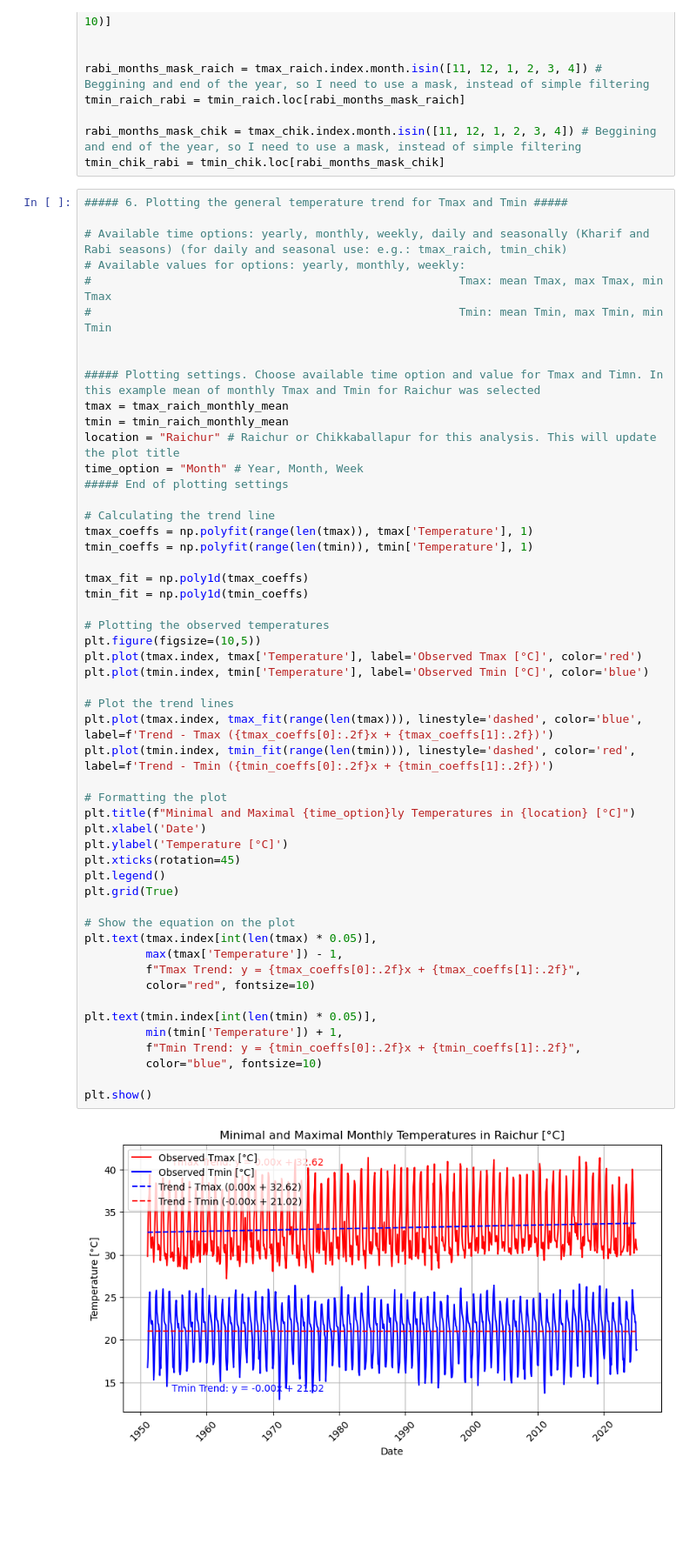
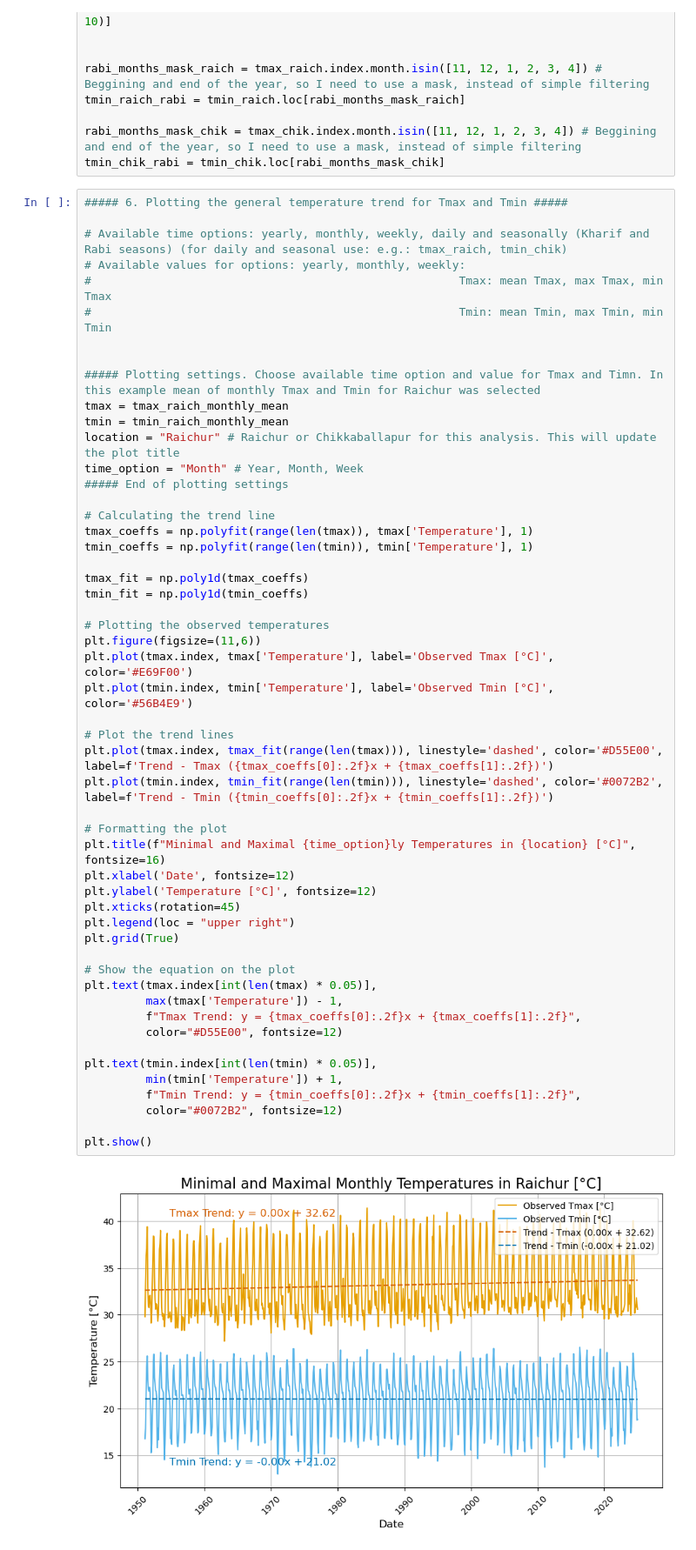
Before and after one commit to olgakarwowska/Karnataka_climate_data_analysis, a Jupyter notebook: Temperature_analysis_full.ipynb, the cells around one changed output. Shown at 87% size. Drawn from its saved outputs; the diff is of its cells as text; blank space fills up the shorter version.

Commit message:
Finished updating the full temperature analysis script. Deleted the old files.

```diff
--- a/Temperature_analysis_full.ipynb
+++ b/Temperature_analysis_full.ipynb
@@ -305,45 +255,45 @@ tmin = tmin_raich_monthly_mean
 location = "Raichur" # Raichur or Chikkaballapur for this analysis. This will update the plot title
 time_option = "Month" # Year, Month, Week
 ##### End of plotting settings
 
 # Calculating the trend line
 tmax_coeffs = np.polyfit(range(len(tmax)), tmax['Temperature'], 1)
 tmin_coeffs = np.polyfit(range(len(tmin)), tmin['Temperature'], 1)
 
 tmax_fit = np.poly1d(tmax_coeffs)
 tmin_fit = np.poly1d(tmin_coeffs)
 
 # Plotting the observed temperatures
-plt.figure(figsize=(10,5))
-plt.plot(tmax.index, tmax['Temperature'], label='Observed Tmax [°C]', color='red')
-plt.plot(tmin.index, tmin['Temperature'], label='Observed Tmin [°C]', color='blue')
+plt.figure(figsize=(11,6))
+plt.plot(tmax.index, tmax['Temperature'], label='Observed Tmax [°C]', color='#E69F00')
+plt.plot(tmin.index, tmin['Temperature'], label='Observed Tmin [°C]', color='#56B4E9')
 
 # Plot the trend lines
-plt.plot(tmax.index, tmax_fit(range(len(tmax))), linestyle='dashed', color='blue', label=f'Trend - Tmax ({tmax_coeffs[0]:.2f}x + {tmax_coeffs[1]:.2f})')
-plt.plot(tmin.index, tmin_fit(range(len(tmin))), linestyle='dashed', color='red', label=f'Trend - Tmin ({tmin_coeffs[0]:.2f}x + {tmin_coeffs[1]:.2f})')
+plt.plot(tmax.index, tmax_fit(range(len(tmax))), linestyle='dashed', color='#D55E00', label=f'Trend - Tmax ({tmax_coeffs[0]:.2f}x + {tmax_coeffs[1]:.2f})')
+plt.plot(tmin.index, tmin_fit(range(len(tmin))), linestyle='dashed', color='#0072B2', label=f'Trend - Tmin ({tmin_coeffs[0]:.2f}x + {tmin_coeffs[1]:.2f})')
 
 # Formatting the plot
-plt.title(f"Minimal and Maximal {time_option}ly Temperatures in {location} [°C]")
-plt.xlabel('Date')
-plt.ylabel('Temperature [°C]')
+plt.title(f"Minimal and Maximal {time_option}ly Temperatures in {location} [°C]", fontsize=16)
+plt.xlabel('Date', fontsize=12)
+plt.ylabel('Temperature [°C]', fontsize=12)
 plt.xticks(rotation=45)
-plt.legend()
+plt.legend(loc = "upper right")
 plt.grid(True)
 
 # Show the equation on the plot
 plt.text(tmax.index[int(len(tmax) * 0.05)],
          max(tmax['Temperature']) - 1,
          f"Tmax Trend: y = {tmax_coeffs[0]:.2f}x + {tmax_coeffs[1]:.2f}",
-         color="red", fontsize=10)
+         color="#D55E00", fontsize=12)
 
 plt.text(tmin.index[int(len(tmin) * 0.05)],
          min(tmin['Temperature']) + 1,
          f"Tmin Trend: y = {tmin_coeffs[0]:.2f}x + {tmin_coeffs[1]:.2f}",
-         color="blue", fontsize=10)
+         color="#0072B2", fontsize=12)
 
 plt.show()
 # %% [output]
-[figure, old version]
+[figure, new version]
 # %%
 ##### 7. Plotting the tmax and tmin spread (DTV) #####
 
```
Also changed, not shown: parts of 50 cells of this notebook, 4 other files.
